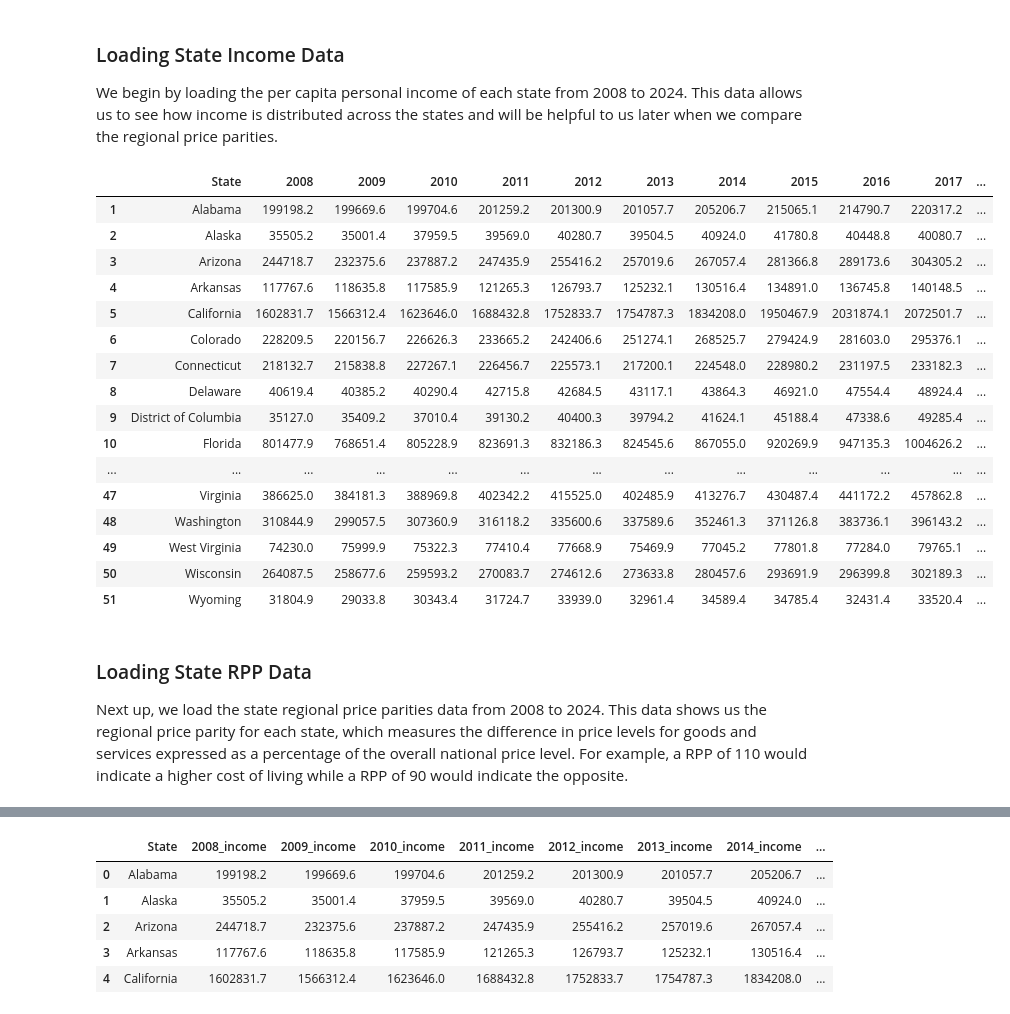
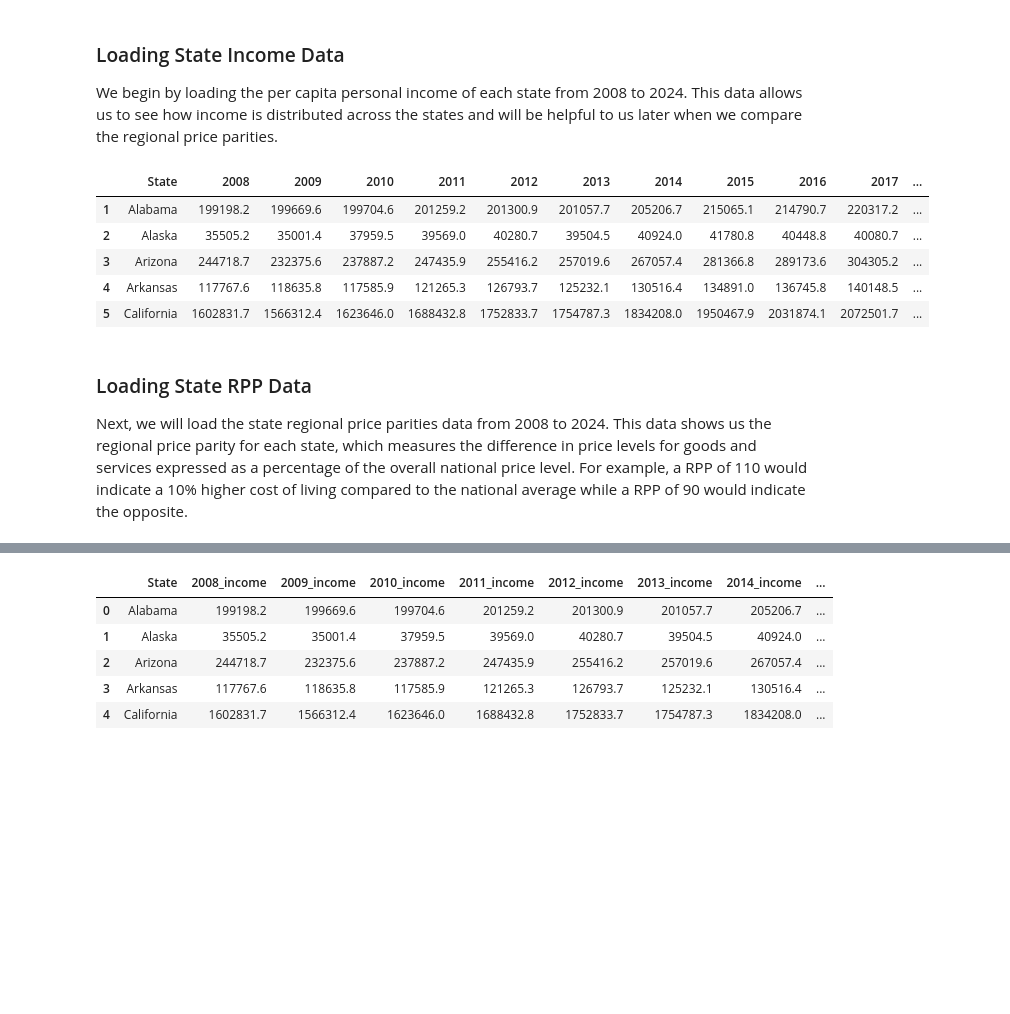
Before and after one commit to sanjur0211/Inflators, a Jupyter notebook: Project3.ipynb, the cells around one changed output, grey strips where cells are left out. Drawn from its saved outputs; the diff is of its cells as text; code cells hidden in the pictures; blank space fills up the shorter version.

```diff
--- a/Project3.ipynb
+++ b/Project3.ipynb
@@ -269,31 +231,20 @@ We begin by loading the per capita personal income of each state from 2008 to 20
 # %%
 state_income = pandas.read_csv("data/state_real_income.csv", skiprows=3)
 state_income = state_income.iloc[1:52, :]
 state_income = state_income.drop(columns=['GeoFIPS']).rename(columns={'GeoName': 'State'})
 
-state_income
+state_income.head()
 # %% [output]
 |  | State | 2008 | 2009 | 2010 | 2011 | 2012 | 2013 | 2014 | 2015 | 2016 | 2017 | ... |
 | 1 | Alabama | 199198.2 | 199669.6 | 199704.6 | 201259.2 | 201300.9 | 201057.7 | 205206.7 | 215065.1 | 214790.7 | 220317.2 | ... |
 | 2 | Alaska | 35505.2 | 35001.4 | 37959.5 | 39569.0 | 40280.7 | 39504.5 | 40924.0 | 41780.8 | 40448.8 | 40080.7 | ... |
 | 3 | Arizona | 244718.7 | 232375.6 | 237887.2 | 247435.9 | 255416.2 | 257019.6 | 267057.4 | 281366.8 | 289173.6 | 304305.2 | ... |
 | 4 | Arkansas | 117767.6 | 118635.8 | 117585.9 | 121265.3 | 126793.7 | 125232.1 | 130516.4 | 134891.0 | 136745.8 | 140148.5 | ... |
 | 5 | California | 1602831.7 | 1566312.4 | 1623646.0 | 1688432.8 | 1752833.7 | 1754787.3 | 1834208.0 | 1950467.9 | 2031874.1 | 2072501.7 | ... |
-| 6 | Colorado | 228209.5 | 220156.7 | 226626.3 | 233665.2 | 242406.6 | 251274.1 | 268525.7 | 279424.9 | 281603.0 | 295376.1 | ... |
-| 7 | Connecticut | 218132.7 | 215838.8 | 227267.1 | 226456.7 | 225573.1 | 217200.1 | 224548.0 | 228980.2 | 231197.5 | 233182.3 | ... |
-| 8 | Delaware | 40619.4 | 40385.2 | 40290.4 | 42715.8 | 42684.5 | 43117.1 | 43864.3 | 46921.0 | 47554.4 | 48924.4 | ... |
-| 9 | District of Columbia | 35127.0 | 35409.2 | 37010.4 | 39130.2 | 40400.3 | 39794.2 | 41624.1 | 45188.4 | 47338.6 | 49285.4 | ... |
-| 10 | Florida | 801477.9 | 768651.4 | 805228.9 | 823691.3 | 832186.3 | 824545.6 | 867055.0 | 920269.9 | 947135.3 | 1004626.2 | ... |
-| ... | ... | ... | ... | ... | ... | ... | ... | ... | ... | ... | ... | ... |
-| 47 | Virginia | 386625.0 | 384181.3 | 388969.8 | 402342.2 | 415525.0 | 402485.9 | 413276.7 | 430487.4 | 441172.2 | 457862.8 | ... |
-| 48 | Washington | 310844.9 | 299057.5 | 307360.9 | 316118.2 | 335600.6 | 337589.6 | 352461.3 | 371126.8 | 383736.1 | 396143.2 | ... |
-| 49 | West Virginia | 74230.0 | 75999.9 | 75322.3 | 77410.4 | 77668.9 | 75469.9 | 77045.2 | 77801.8 | 77284.0 | 79765.1 | ... |
-| 50 | Wisconsin | 264087.5 | 258677.6 | 259593.2 | 270083.7 | 274612.6 | 273633.8 | 280457.6 | 293691.9 | 296399.8 | 302189.3 | ... |
-| 51 | Wyoming | 31804.9 | 29033.8 | 30343.4 | 31724.7 | 33939.0 | 32961.4 | 34589.4 | 34785.4 | 32431.4 | 33520.4 | ... |
 # %% [markdown]
 ### Loading State RPP Data
 
-Next up, we load the state regional price parities data from 2008 to 2024. This data shows us the regional price parity for each state, which measures the difference in price levels for goods and services expressed as a percentage of the overall national price level. For example, a RPP of 110 would indicate a higher cost of living while a RPP of 90 would indicate the opposite.
+Next, we will load the state regional price parities data from 2008 to 2024. This data shows us the regional price parity for each state, which measures the difference in price levels for goods and services expressed as a percentage of the overall national price level. For example, a RPP of 110 would indicate a 10% higher cost of living compared to the national average while a RPP of 90 would indicate the opposite.
 # %%
 state_rpp = pandas.read_csv("data/state_rpp.csv", skiprows=3)
 state_rpp = state_rpp.iloc[1:52, :]
```
Also changed, not shown: parts of 37 cells of this notebook.
